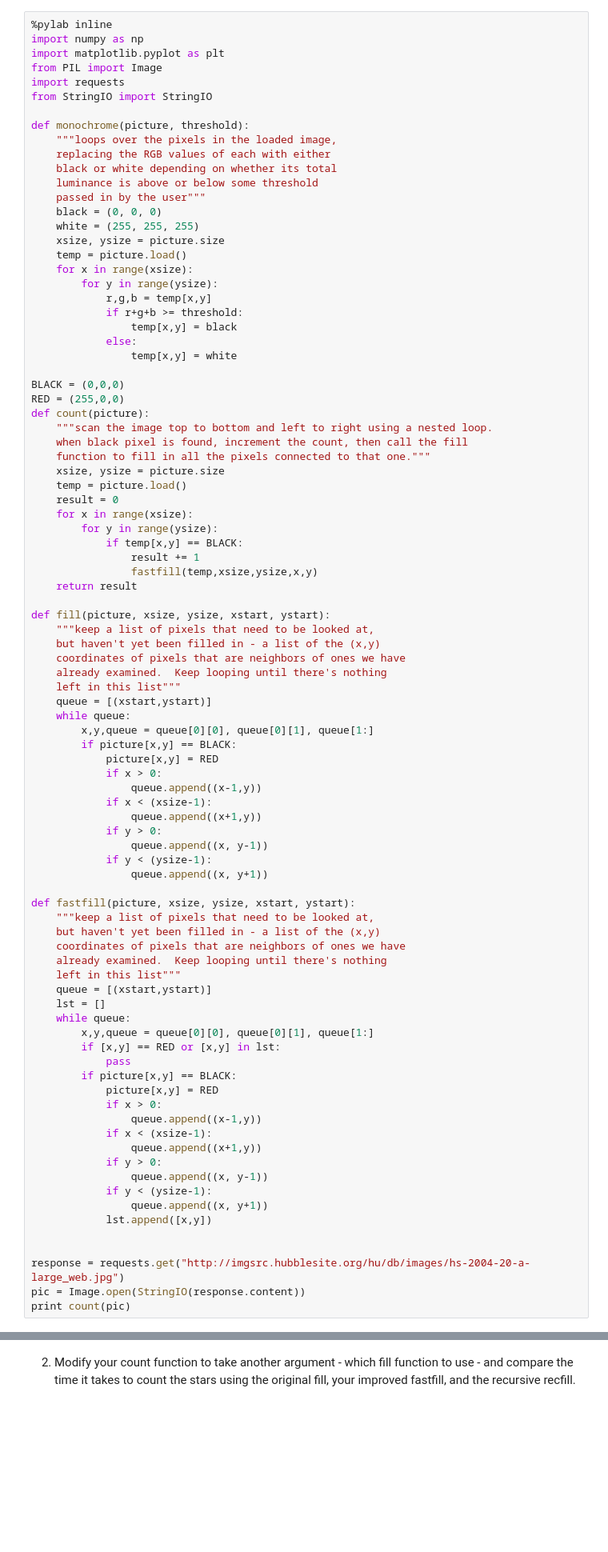
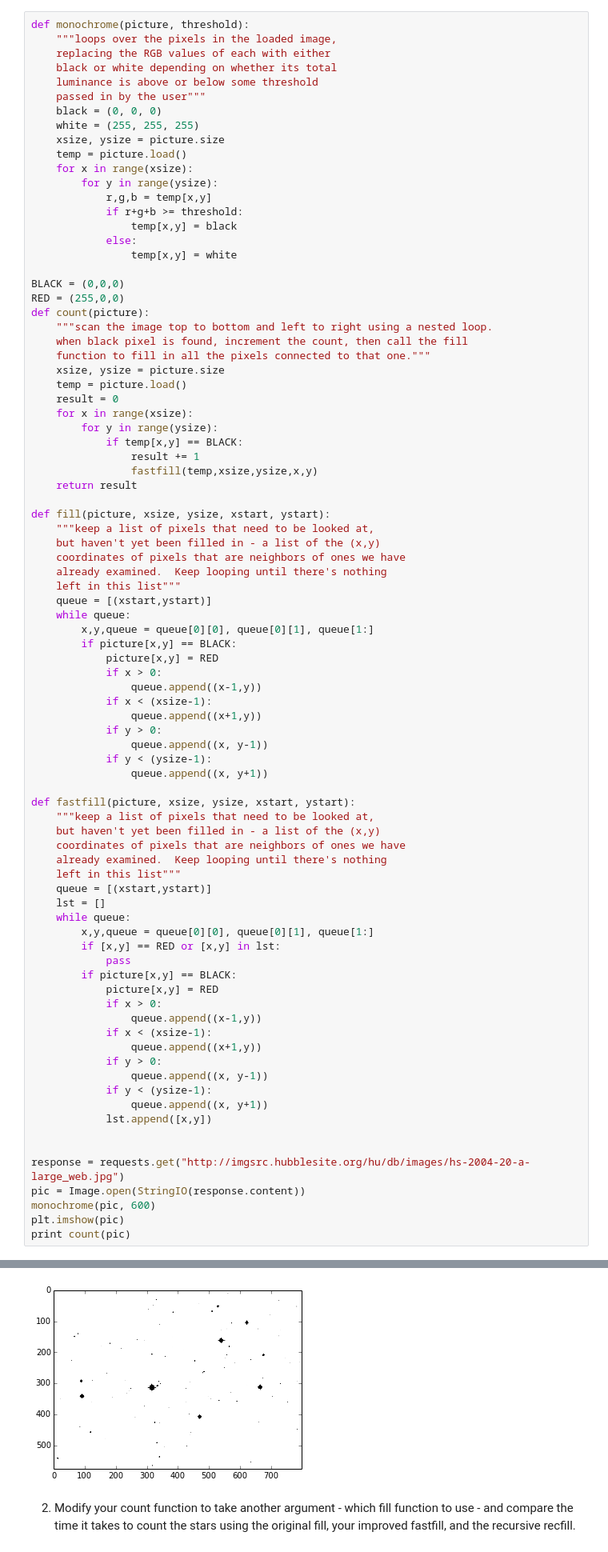
Before and after one commit to dlhoang/PHYS202-S14, a Jupyter notebook: DataIO/CountingStarsExercises.ipynb, the cells around one changed output, grey strips where cells are left out. Shown at 80% size. Saved outputs shown, nothing was run; the diff lists cells and outputs as text; blank space fills up the shorter version.

```diff
--- a/DataIO/CountingStarsExercises.ipynb
+++ b/DataIO/CountingStarsExercises.ipynb
@@ -3,13 +14,6 @@
 def fastfill(picture, xsize, ysize, xstart, ystart):
     """Faster fill algorithm that doesn't look at any pixel more than once."""
 # %%
-%pylab inline
-import numpy as np
-import matplotlib.pyplot as plt
-from PIL import Image
-import requests
-from StringIO import StringIO
-
 def monochrome(picture, threshold):
     """loops over the pixels in the loaded image,
     replacing the RGB values of each with either
@@ -91,4 +95,7 @@ def fastfill(picture, xsize, ysize, xstart, ystart):
 
 response = requests.get("http://imgsrc.hubblesite.org/hu/db/images/hs-2004-20-a-large_web.jpg")
 pic = Image.open(StringIO(response.content))
+monochrome(pic, 600)
+plt.imshow(pic)
 print count(pic)
+# %% [output]
@@ -95,3 +103,4 @@ print count(pic)
+[figure, added]
 # %% [markdown]
 2) Modify your count function to take another argument - which fill function to use - and compare the time it takes to count the stars using the original fill, your improved fastfill, and the recursive recfill.
 # %%
```
Also changed, not shown: parts of 7 cells of this notebook.
